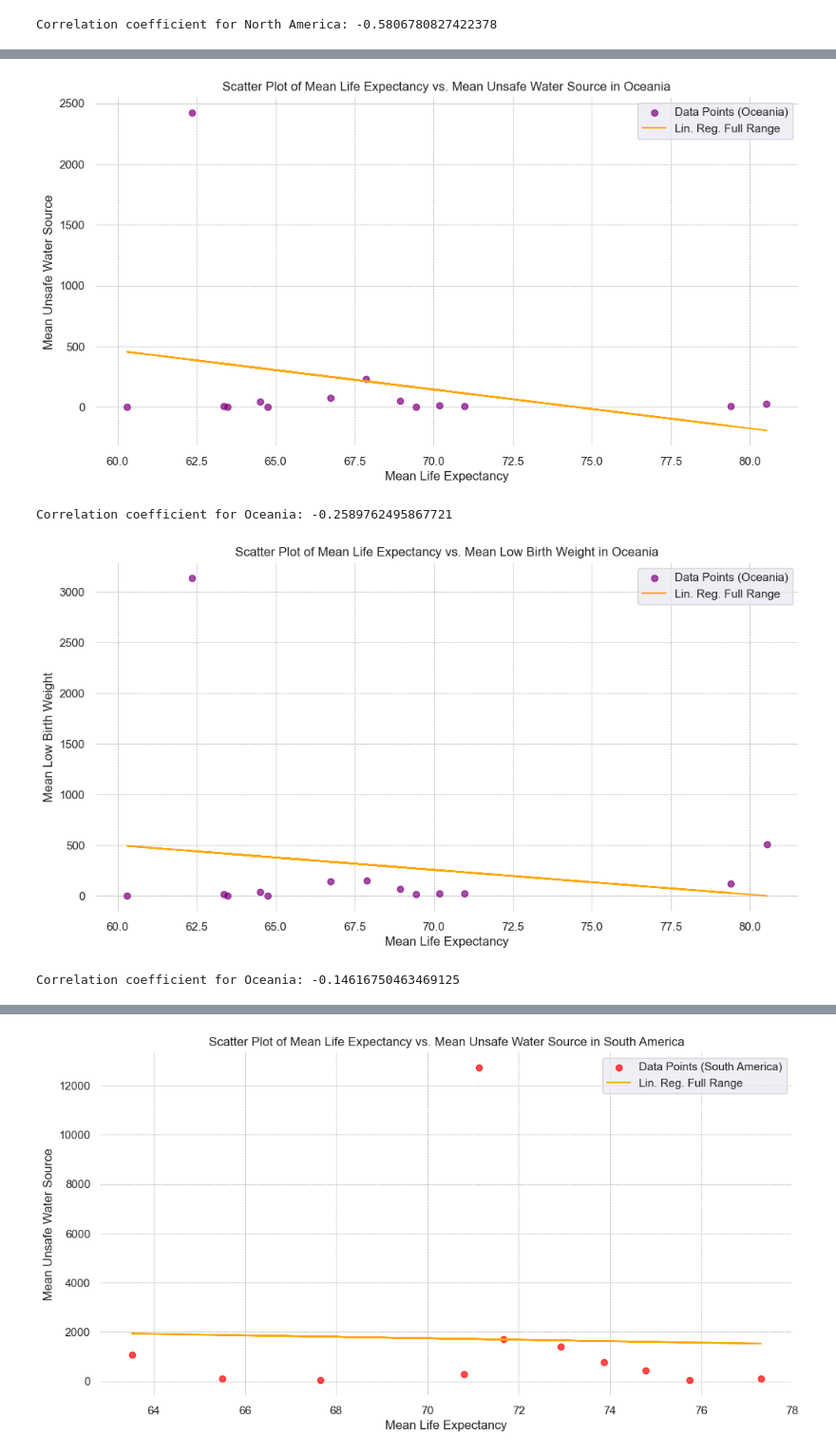
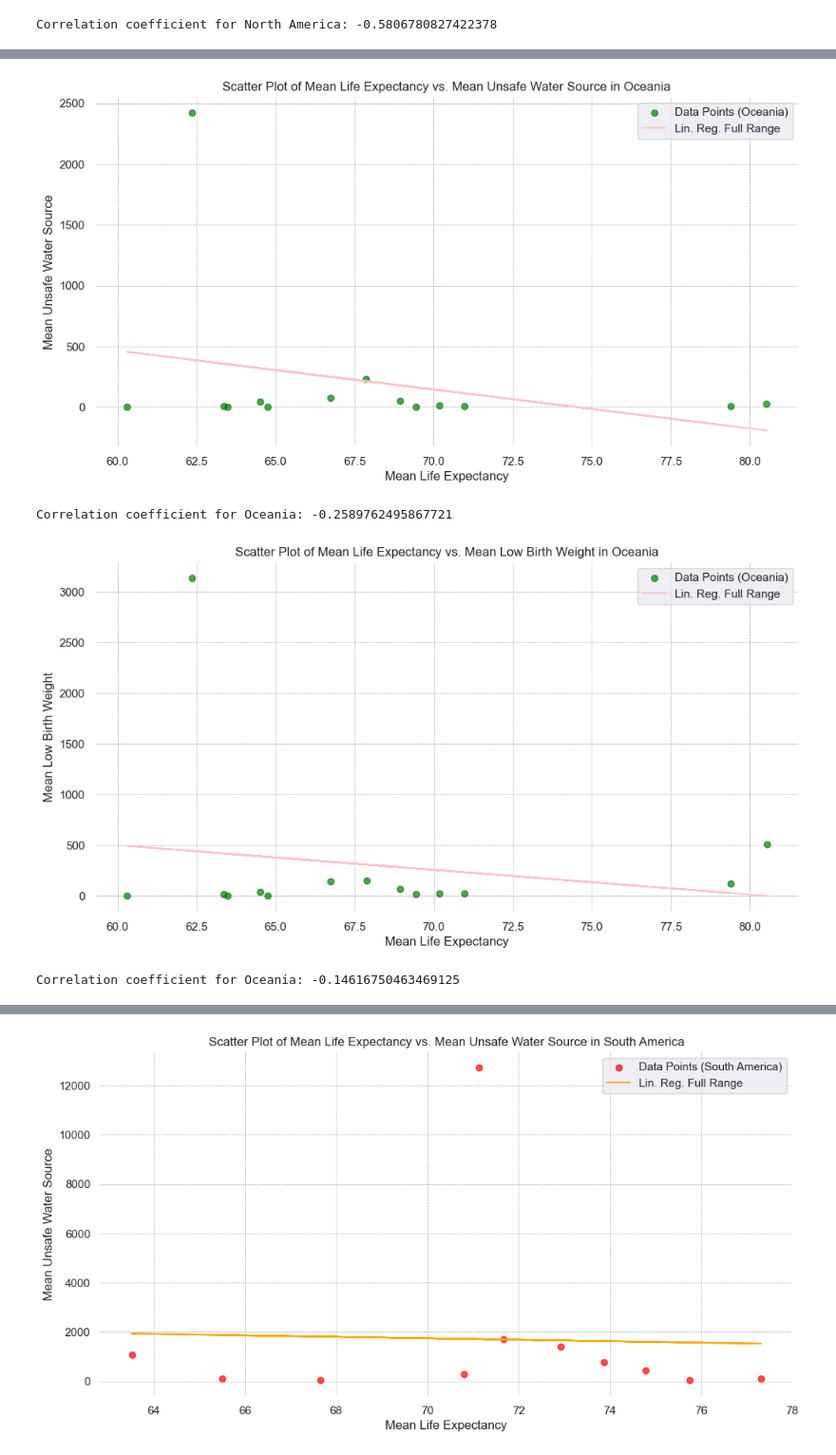
Before and after one commit to KavaughnSmith/DAT5902, a Jupyter notebook: Python Files/Main.ipynb, the cells around one changed output, grey strips where cells are left out. Shown at 95% size. Drawn from its saved outputs; the diff is of its cells as text; code cells hidden in the pictures.

Commit message:
changed colours and added in low birth weight graph.

```diff
--- a/Python Files/Main.ipynb
+++ b/Python Files/Main.ipynb
@@ -1179,12 +1178,12 @@ mean_unsafe_water_oceania = oceania_df.groupby('Entity')['Unsafe_Water_Source'].
 
 # Create a scatter plot
 plt.figure(figsize=(12, 6))
-plt.scatter(mean_life_exp_oceania, mean_unsafe_water_oceania, alpha=0.7, label="Data Points (Oceania)", color='purple')
+plt.scatter(mean_life_exp_oceania, mean_unsafe_water_oceania, alpha=0.7, label="Data Points (Oceania)", color='green')
 
 # Linear regression line
 lin_reg_m_oceania, lin_reg_q_oceania = linear_regression(mean_life_exp_oceania, mean_unsafe_water_oceania)
 y_oceania = mean_life_exp_oceania * lin_reg_m_oceania + lin_reg_q_oceania
-plt.plot(mean_life_exp_oceania, y_oceania, label="Lin. Reg. Full Range", color='orange')
+plt.plot(mean_life_exp_oceania, y_oceania, label="Lin. Reg. Full Range", color='pink')
 
 # Set background color to white
 plt.gca().set_facecolor('white')
@@ -1203,43 +1202,43 @@ plt.show()
 result_oceania = correlation_coefficient(oceania_df, "Life_Expectancy", "Unsafe_Water_Source")
 print(f"Correlation coefficient for Oceania: {result_oceania}")
 # %% [output]
-[figure, old version]
+[figure, new version]
 Correlation coefficient for Oceania: -0.2589762495867721
 # %%
 # Filter data for Oceania
 oceania_df = df_life_risk[df_life_risk['Continent'] == 'Oceania']
 
 # Calculate the mean of Life Expectancy and Low Birth Weight for each country in Oceania
 mean_life_exp_oceania = oceania_df.groupby('Entity')['Life_Expectancy'].mean()
 mean_low_birth_weight_oceania = oceania_df.groupby('Entity')['Low_Birth_Weight'].mean()
 
 # Create a scatter plot
 plt.figure(figsize=(12, 6))
-plt.scatter(mean_life_exp_oceania, mean_low_birth_weight_oceania, alpha=0.7, label="Data Points (Oceania)", color='purple')
+plt.scatter(mean_life_exp_oceania, mean_low_birth_weight_oceania, alpha=0.7, label="Data Points (Oceania)", color='green')
 
 # Linear regression line
 lin_reg_m_oceania, lin_reg_q_oceania = linear_regression(mean_life_exp_oceania, mean_low_birth_weight_oceania)
 y_oceania = mean_life_exp_oceania * lin_reg_m_oceania + lin_reg_q_oceania
-plt.plot(mean_life_exp_oceania, y_oceania, label="Lin. Reg. Full Range", color='orange')
+plt.plot(mean_life_exp_oceania, y_oceania, label="Lin. Reg. Full Range", color='pink')
 
 # Set background color to white
 plt.gca().set_facecolor('white')
 
 # Set grid color to dark grey and grid style to dashed
 plt.grid(color='darkgrey', linestyle='dashed', linewidth=0.5)
 
 plt.legend()
 
 plt.title('Scatter Plot of Mean Life Expectancy vs. Mean Low Birth Weight in Oceania')
 plt.xlabel('Mean Life Expectancy')
 plt.ylabel('Mean Low Birth Weight')
 plt.show()
 
 # Correlation Coefficient
 result_oceania = correlation_coefficient(oceania_df, "Life_Expectancy", "Low_Birth_Weight")
 print(f"Correlation coefficient for Oceania: {result_oceania}")
 # %% [output]
-[figure, old version]
+[figure, new version]
 Correlation coefficient for Oceania: -0.14616750463469125
 # %%
 # Filter data for Oceania
```
Also changed, not shown: parts of 10 cells of this notebook.
